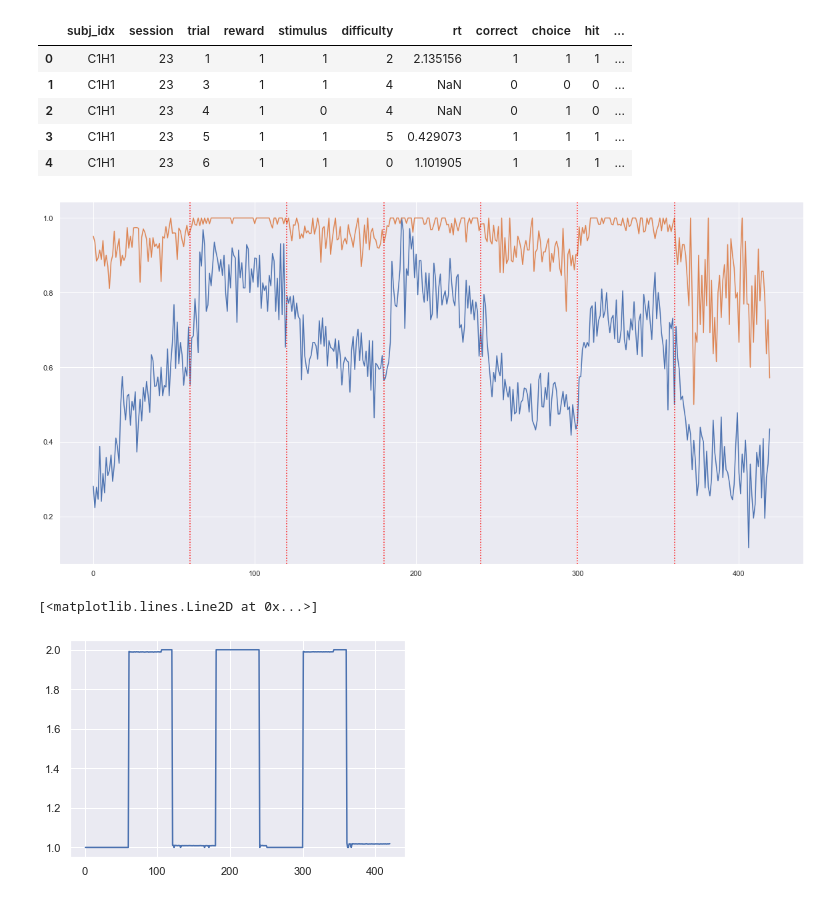
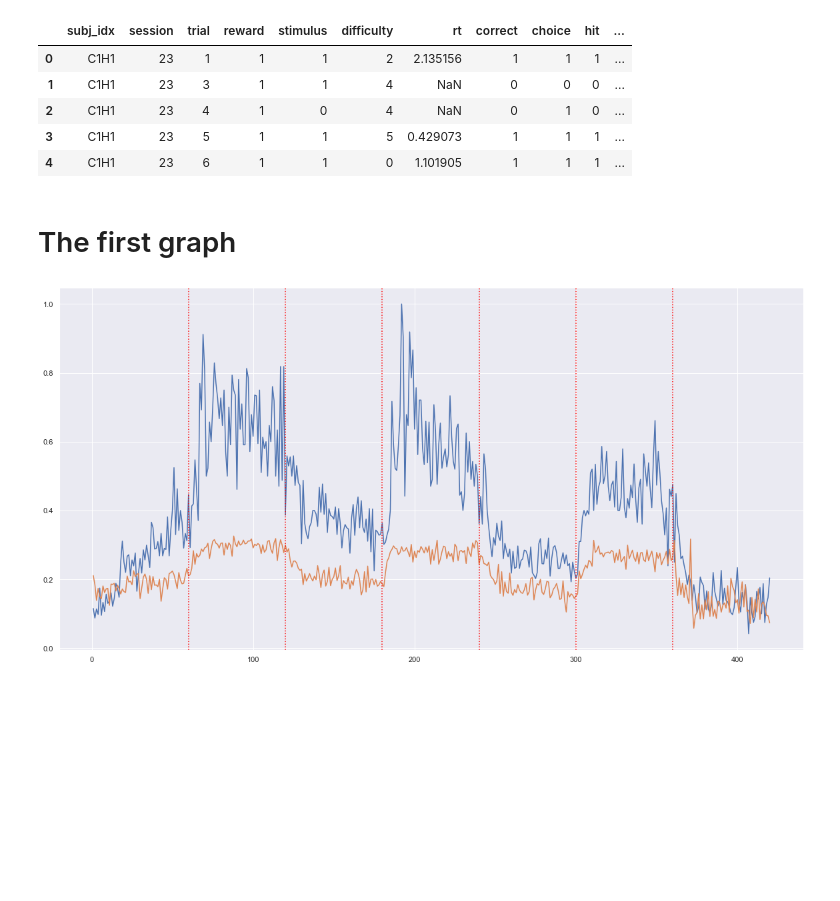
Before and after one commit to sarimaleem/behaviour-project, a Jupyter notebook: explore.ipynb, the cells around one changed output. Saved outputs shown, nothing was run; the diff lists cells and outputs as text; code cells hidden in the pictures; blank space fills up the shorter version.

```diff
--- a/explore.ipynb
+++ b/explore.ipynb
@@ -122,26 +122,31 @@ c = df.groupby('subj_idx').get_group('C1H1')
+# %% [markdown]
+# The first graph
 # %%
 fig, ax = plt.subplots(figsize = (20, 10))
 
 sns.set()
 
 
 
 hue = ['blue', 'orange', 'blue', 'orange','blue', 'orange','blue']
 ranges = [0, 60, 120, 180, 240, 300, 360, 420]
-avghit = df.groupby(['trial', 'stimulus']).mean().loc[(range(421) ,1), 'hit'].values
-avgfa = df.groupby(['trial', 'stimulus']).mean().loc[(range(421) ,0), 'fa'].values
+avghit = df.groupby(['trial', 'stimulus']).sum().loc[(range(421) ,1), 'hit'].values / (df.groupby(['trial', 'stimulus']).sum().loc[(range(421) ,1), 'hit'].values + df.groupby(['trial', 'stimulus']).sum().loc[(range(421) ,1), 'miss2'].values)
+
+
+
+avgfa = df.groupby(['trial', 'stimulus']).sum().loc[(range(421) ,0), 'fa'].values / (df.groupby(['trial', 'stimulus']).sum().loc[(range(421) ,0), 'fa'].values + df.groupby(['trial', 'stimulus']).sum().loc[(range(421) ,0), 'cr2'].values)
 
 # for i in range(len(ranges) -1):
 #     ax.plot(range(ranges[i], ranges[i+1]), avghit[ranges[i]:ranges[i + 1]], color = hue[i])
 
-plt.plot(avghit)
-plt.plot(avgfa)
+sns.lineplot(x=range(1, 421),y=avghit, ax=ax)
+sns.lineplot(x=range(1, 421),y=avgfa, ax=ax)
 
 
 for n in range(1, 420):
     if n% 60 == 0:
         ax.axvline(n, color = 'red', linestyle = ':')
 
 # ax.scatter(df['carat'], df['price'], c=df['color'].apply(lambda x: colors[x]))
 # %% [output]
-[figure, old version]
+[figure, new version]
@@ -150,5 +152,0 @@ hue = df.groupby('trial').mean()['reward']
-# %%
-plt.plot(hue)
-# %% [output]
-[<matplotlib.lines.Line2D at 0x...>]
-[figure, removed]
```
Also changed, not shown: parts of 45 cells of this notebook.
